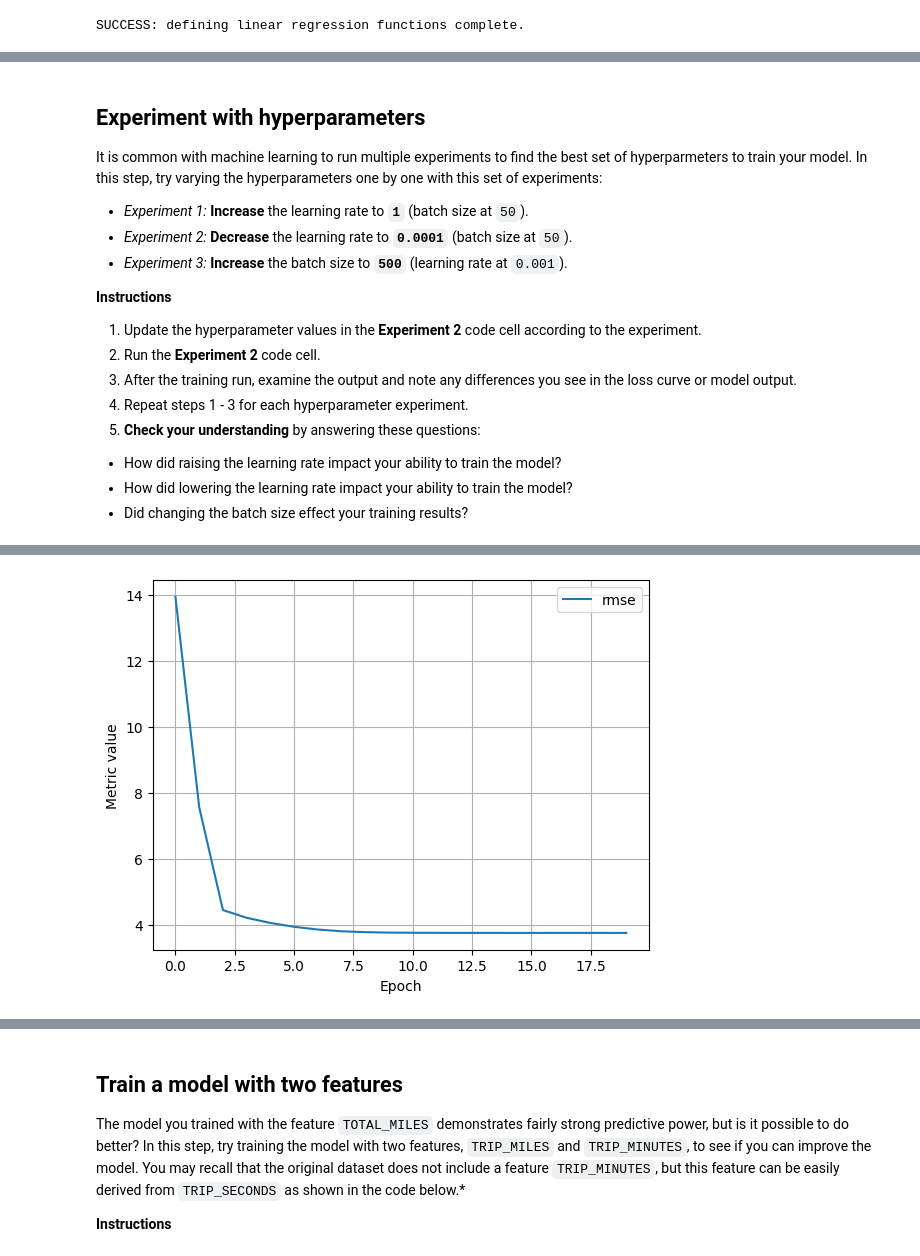
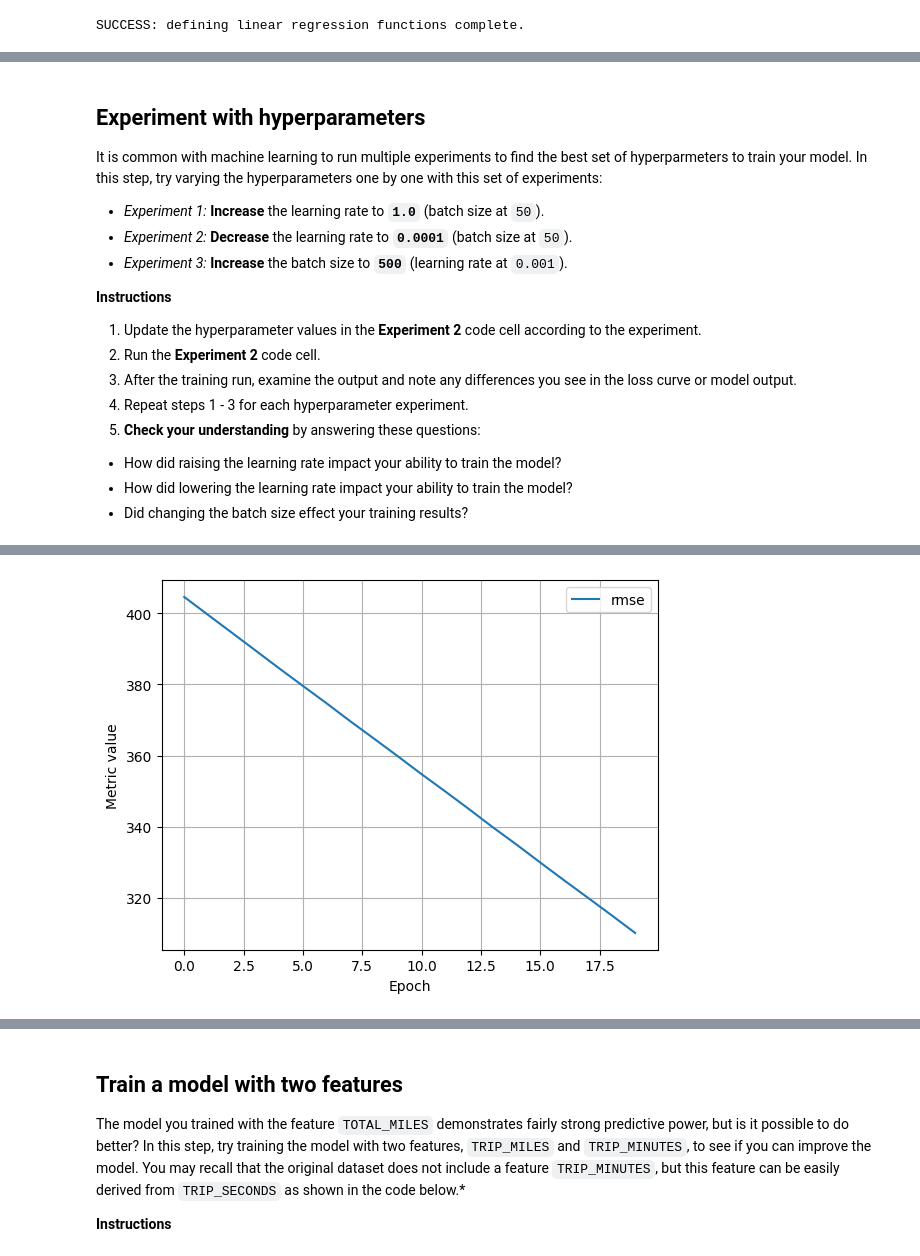
Before and after one commit to Nellyjericho/Data-Structures-and-Algorithms-Notes, a Jupyter notebook: ml/cc/exercises/linear_regression_taxi.ipynb, the cells around one changed output, grey strips where cells are left out. Drawn from its saved outputs; the diff is of its cells as text; code cells hidden in the pictures.

```diff
--- a/ml/cc/exercises/linear_regression_taxi.ipynb
+++ b/ml/cc/exercises/linear_regression_taxi.ipynb
@@ -86,3 +68,8 @@ import ml_edu.results
 
 # data visualization
 import plotly.express as px
+import io
+
+from google.colab import files
+uploaded=files.upload()
+print(uploaded)
@@ -99,3 +87,5 @@ chicago_taxi_dataset = pd.read_csv("https://download.mlcc.google.com/mledu-datas
+# %%
+tb_burden_country_data = pd.read_csv(io.BytesIO(uploaded['TB_Burden_Country (1).csv']))
 # %% [markdown]
 ## Update the dataframe
 
@@ -106,8 +96,7 @@ Notice that that output shows just a sample of the dataset, but there should be
 #@title Code - Read dataset
 
 # Updates dataframe to use specific columns.
-training_df = chicago_taxi_dataset.loc[:, ('TRIP_MILES', 'TRIP_SECONDS', 'FARE', 'COMPANY', 'PAYMENT_TYPE', 'TIP_RATE')]
-
+training_df = tb_burden_country_data.loc[:, ('Estimated total population number', 'Estimated prevalence of TB (all forms)', 'Estimated prevalence of TB (all forms) per 100 000 population', 'Estimated prevalence of TB (all forms) per 100 000 population, low bound', 'Estimated prevalence of TB (all forms) per 100 000 population, high bound')]
 print('Read dataset completed successfully.')
 print('Total number of rows: {0}\n\n'.format(len(training_df.index)))
 training_df.head(200)
@@ -129,0 +119,20 @@ Total number of rows: 31694
+# %%
+column_rename_map = {
+    'Estimated total population number': 'TOTAL_POPULATION',
+    'Estimated prevalence of TB (all forms)': 'TB_PREVALENCE',
+    'Estimated prevalence of TB (all forms) per 100 000 population': 'TB_PREVALENCE_PER_100K',
+    'Estimated prevalence of TB (all forms) per 100 000 population, low bound': 'TB_PREVALENCE_PER_100K_LOW_BOUND',
+    'Estimated prevalence of TB (all forms) per 100 000 population, high bound': 'TB_PREVALENCE_PER_100K_HIGH_BOUND',
+}
+training_df = training_df.rename(columns=column_rename_map)
+
+# Select only the desired columns, effectively dropping all others
+selected_columns = list(column_rename_map.values())
+training_df = training_df[selected_columns]
+
+# Drop rows with NaNs in the selected columns
+training_df = training_df.dropna(subset=selected_columns).reset_index(drop=True)
+
+print('New training_df_tb created and cleaned successfully.')
+print('Total number of rows in new training_df_tb: {0}\n\n'.format(len(training_df.index)))
+display(training_df.head())
@@ -436,7 +415,7 @@ It appears from the model plot that the model fits the sample data fairly well.
 
 It is common with machine learning to run multiple experiments to find the best set of hyperparmeters to train your model. In this step, try varying the hyperparameters one by one with this set of experiments:
 
-* *Experiment 1:* **Increase** the learning rate to **``1``** (batch size at ``50``).
+* *Experiment 1:* **Increase** the learning rate to **``1.0``** (batch size at ``50``).
 * *Experiment 2:* **Decrease** the learning rate to **``0.0001``** (batch size at ``50``).
 * *Experiment 3:* **Increase** the batch size to **``500``** (learning rate at ``0.001``).
 
@@ -455,19 +434,19 @@ It is common with machine learning to run multiple experiments to find the best
 # The following variables are the hyperparameters.
 # TODO - Adjust these hyperparameters to see how they impact a training run.
 settings_2 = ml_edu.experiment.ExperimentSettings(
-    learning_rate = 0.001,
+    learning_rate = 0.0001,
     number_epochs = 20,
     batch_size = 50,
-    input_features = ['TRIP_MILES']
+    input_features = ['TB_PREVALENCE_PER_100K_HIGH_BOUND']
 )
 
 metrics = [keras.metrics.RootMeanSquaredError(name='rmse')]
 
 model_2 = create_model(settings_2, metrics)
 
-experiment_2 = train_model('one_feature_hyper', model_2, training_df, 'FARE', settings_2)
+experiment_2 = train_model('one_feature_hyper', model_2, training_df, 'TB_PREVALENCE_PER_100K', settings_2)
 
 ml_edu.results.plot_experiment_metrics(experiment_2, ['rmse'])
-ml_edu.results.plot_model_predictions(experiment_2, training_df, 'FARE')
+ml_edu.results.plot_model_predictions(experiment_2, training_df, 'TB_PREVALENCE_PER_100K')
 # %% [output]
 Epoch 1/20
@@ -489,6 +468,6 @@ Epoch 20/20
 7/7 ━━━━━━━━━━━━━━━━━━━━ 0s 8ms/step
 [interactive output not drawn]
-[figure, old version]
+[figure, new version]
 # %%
 #@title Double-click to view answers for hyperparameter experiments
 
```
Also changed, not shown: parts of 20 cells of this notebook.
